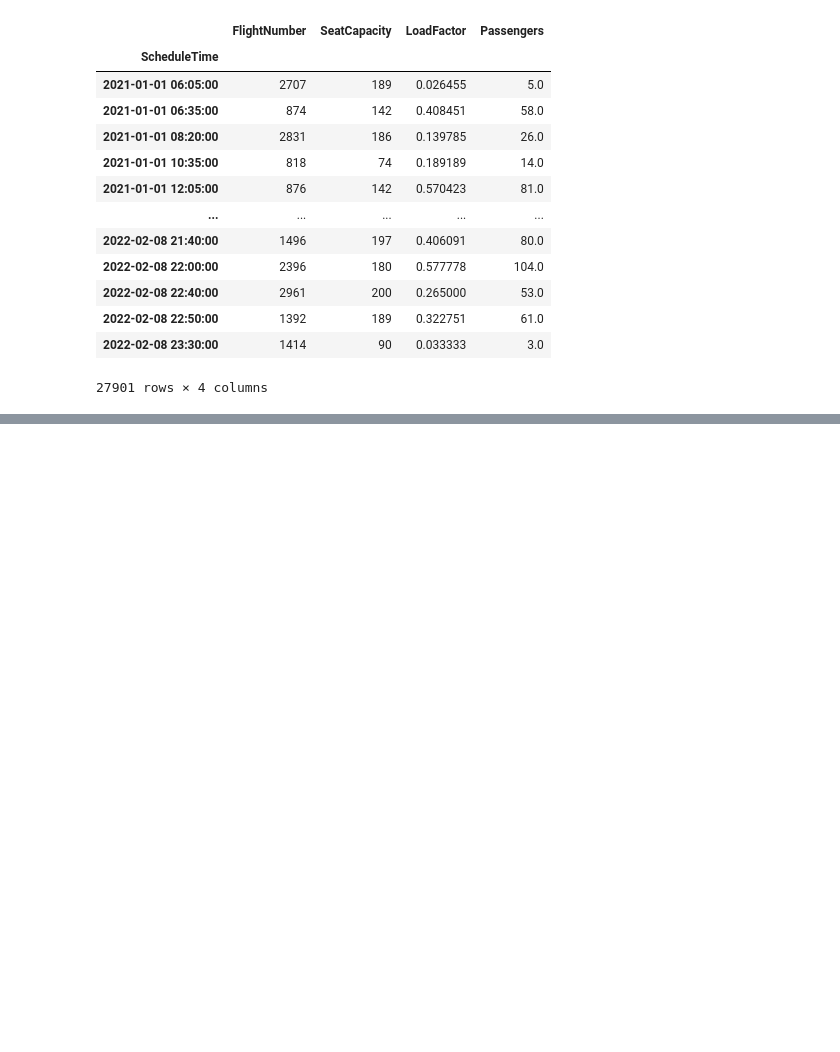
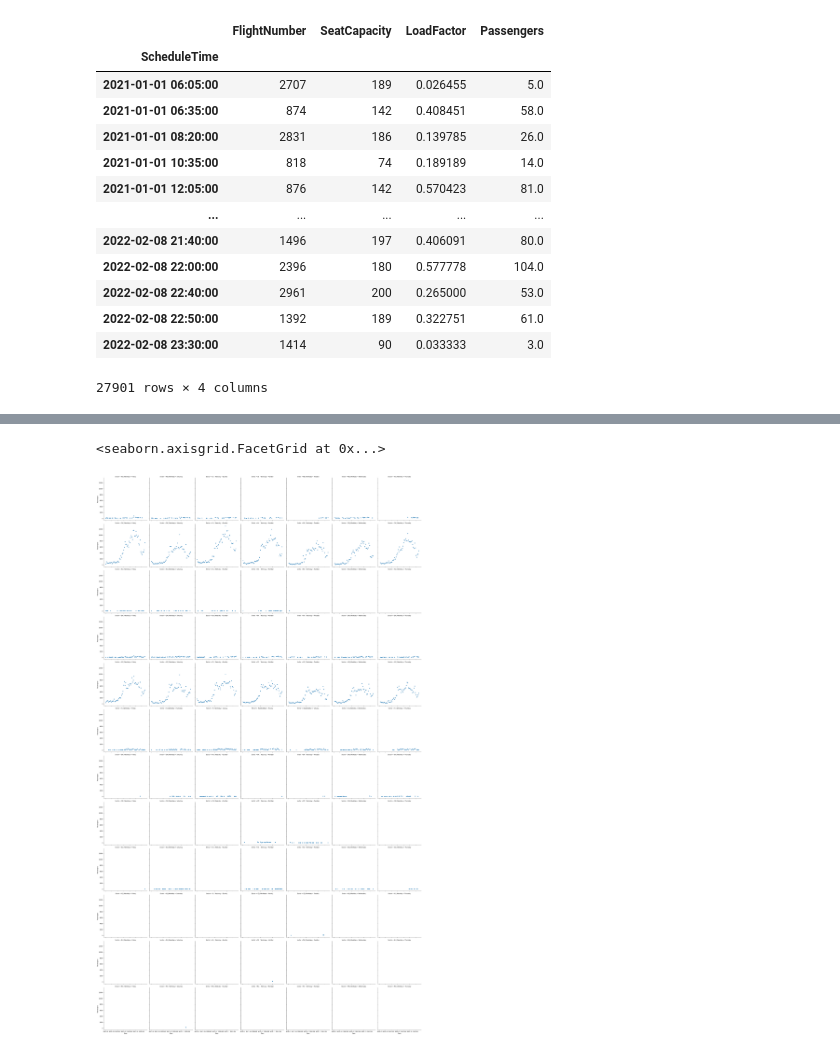
Before and after one commit to s183920/02582_Computational_Data_Analysis, a Jupyter notebook: Case1/explorative.ipynb, the cells around one changed output, grey strips where cells are left out. Cells and saved outputs as stored; diff of their text form; code cells hidden in the pictures; blank space fills up the shorter version.

Commit message:
data

```diff
--- a/Case1/explorative.ipynb
+++ b/Case1/explorative.ipynb
@@ -115,0 +134,34 @@ d2
+# %%
+# holidays
+from pandas.tseries.holiday import *
+from pandas.tseries.offsets import CustomBusinessDay
+
+class GothamBusinessCalendar(AbstractHolidayCalendar):
+   rules = [
+     Holiday('New Year', month=1, day=1, observance=sunday_to_monday),
+     Holiday('Groundhog Day', month=1, day=6, observance=sunday_to_monday),
+     Holiday('St. Patricks Day', month=3, day=17, observance=sunday_to_monday),
+     Holiday('April Fools Day', month=4, day=1),
+     Holiday('Good Friday', month=1, day=1, offset=[Easter(), Day(-2)]),
+     Holiday('Labor Day', month=5, day=1, observance=sunday_to_monday),
+     Holiday('Canada Day', month=7, day=1, observance=sunday_to_monday),
+     Holiday('July 4th', month=7, day=4, observance=nearest_workday),
+     Holiday('All Saints Day', month=11, day=1, observance=sunday_to_monday),
+     Holiday('Christmas', month=12, day=25, observance=nearest_workday)
+   ]
+
+Gotham_BD = CustomBusinessDay(calendar=GothamBusinessCalendar())
+
+# add time stuff
+data["Hour"] = data.ScheduleTime.dt.hour
+data["Date"] = data.ScheduleTime.dt.date
+data["Holiday"] = data.Date.isin(pd.date_range(min(data.Date), end=max(data.Date), freq=Gotham_BD)) == False
+data["Weekday"] = data.ScheduleTime.dt.day_name()
+
+data["QuarterEnd"] = data.ScheduleTime.dt.to_period("Q").dt.end_time
+data["MonthEnd"] = data.ScheduleTime.dt.to_period("M").dt.end_time
+# data["BusinessMonthEnd"] = data.ScheduleTime.dt.to_period("BM").dt.end_time
+data["TimeToQuarterEnd"] = (data["QuarterEnd"] - data["ScheduleTime"]).dt.days
+data["TimeToMonthEnd"] = (data["MonthEnd"] - data["ScheduleTime"]).dt.days
+# data["TimeToBusinessMonthEnd"] = (data["BusinessMonthEnd"] - data["ScheduleTime"]).dt.days
+data
@@ -115,0 +182,12 @@ d2
+# %%
+data["Passengers"] = data.SeatCapacity*data.LoadFactor
+d2 = data.groupby(["Date","Sector","Weekday"]).sum()
+
+d3 = d2[d2.Sector.isin(["US","CA"])]
+d4 = d2[~d2.Sector.isin(["US","CA"])]
+
+import seaborn as sns
+sns.relplot("Date","Passengers",data=d3,row="Sector",kind="scatter",col="Weekday")
+# %% [output]
+<seaborn.axisgrid.FacetGrid at 0x...>
+[figure, added]
```
Also changed, not shown: parts of 3 cells of this notebook, 2 other files.
